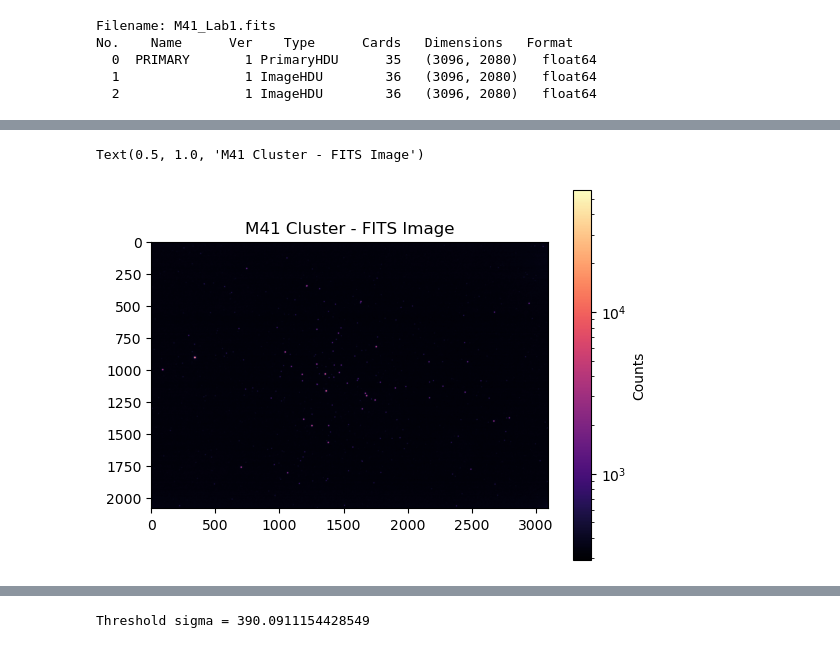
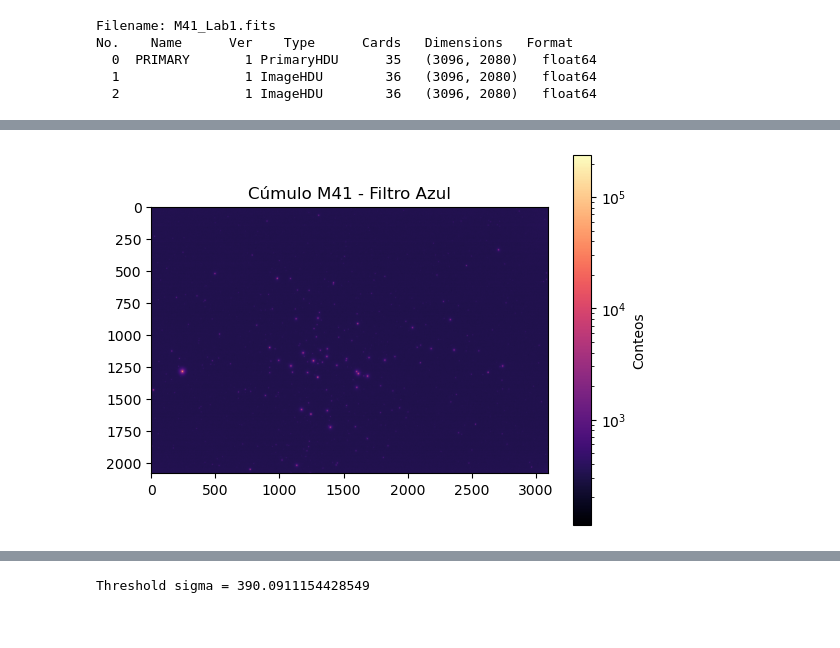
Before and after one commit to sgonzalez38/Astrofisica-Observacional-con-Machine-Learning, a Jupyter notebook: Lab1: Fotometria_Apertura/Lab1.ipynb, the cells around one changed output, grey strips where cells are left out. Cells and saved outputs as stored; diff of their text form; code cells hidden in the pictures.

```diff
--- a/Lab1: Fotometria_Apertura/Lab1.ipynb
+++ b/Lab1: Fotometria_Apertura/Lab1.ipynb
@@ -37,14 +37,14 @@ HISTORY Bias and Flat correction on-site
 HISTORY Cosmic rays removed with L.A.Cosmic
 HISTORY Stack of 5 frames with a similarity transform
 # %%
-array = fits.getdata(fits_file, ext=2)
-filtered = gaussian_filter(array,sigma=2)
+array = fits.getdata(fits_file, ext=0)
+filtered = gaussian_filter(array,sigma=0)
 plt.imshow(filtered, cmap='magma', norm='log')
-plt.colorbar(label='Counts')
-plt.title('M41 Cluster - FITS Image')
+plt.colorbar(label='Conteos')
+plt.title('Cúmulo M41 - Filtro Azul')
+plt.savefig('M41_FITS.png')
 # %% [output]
-Text(0.5, 1.0, 'M41 Cluster - FITS Image')
-[figure, old version]
+[figure, new version]
 # %%
 vals = array.ravel()
 plt.hist(vals, bins=100, log=True)
```
Also changed, not shown: parts of 6 cells of this notebook.
